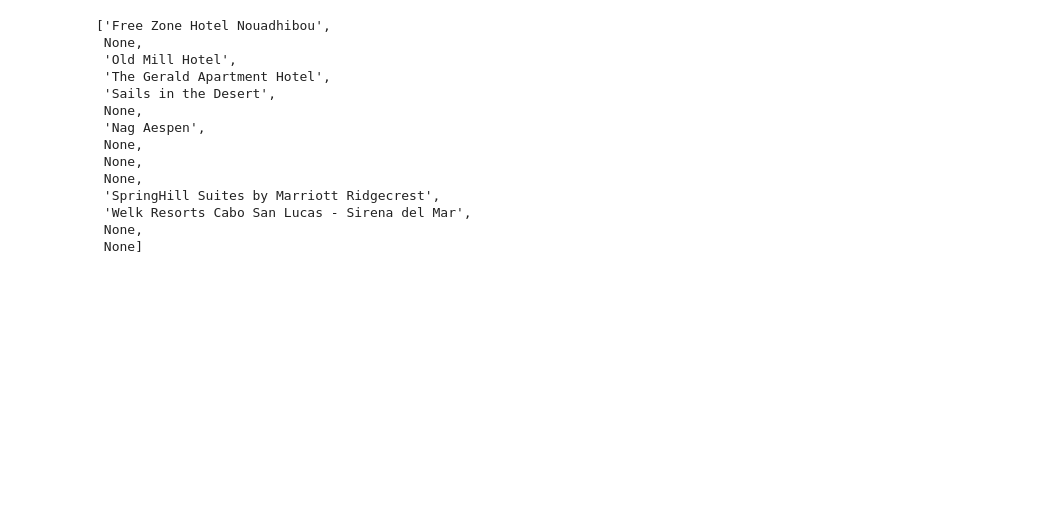
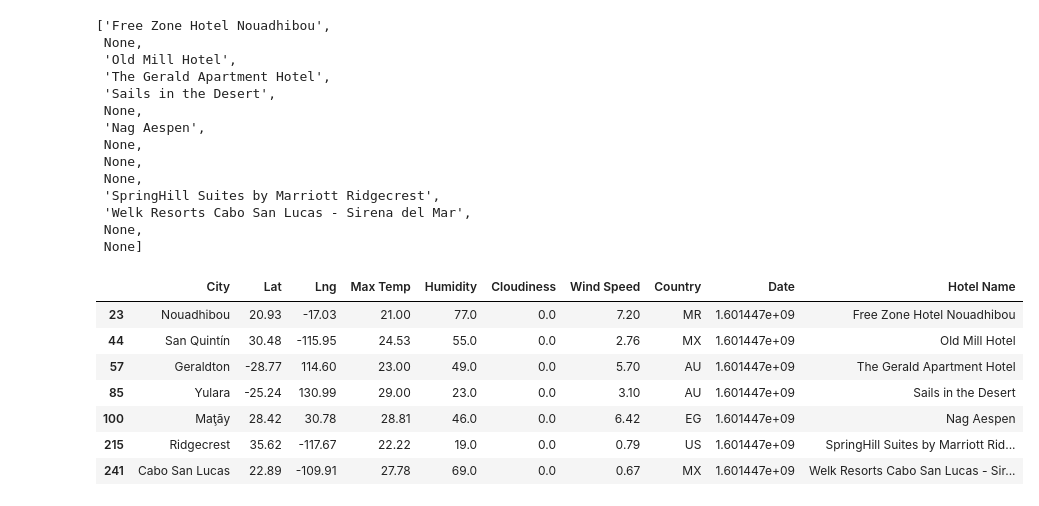
Before and after one commit to rarconaut/python-api-challenge, a Jupyter notebook: WeatherPy/VacationPy.ipynb, the cells around one changed output. Saved outputs shown, nothing was run; the diff lists cells and outputs as text; code cells hidden in the pictures; blank space fills up the shorter version.

```diff
--- a/WeatherPy/VacationPy.ipynb
+++ b/WeatherPy/VacationPy.ipynb
@@ -184,37 +184,3 @@ pprint.pprint(response)
 response['results'][0]['name']
 # %% [output]
 'Malibu Country Inn'
-# %%
-
-#creates a list to capture hotel_names to insert into dataframe
-hotel_name = []
-
-# params dictionary to update each iteration
-params = {
-    "radius": 5000,
-    "types": "hotel",
-    "keyword": "hotel",
-    "key": g_key
-}
-
-# taken from Airpost_Ratings Example done in class
-for index, row in hotel_df.iterrows():
-    # get lat, lng from df
-    lat = row["Lat"]
-    lng = row["Lng"]
-
-    # change location each iteration while leaving original params in place
-    params["location"] = f"{lat},{lng}"
-
-    base_url = "https://maps.googleapis.com/maps/api/place/nearbysearch/json"
-
-    # make request and print url
-    name_address = requests.get(base_url, params=params).json()
-
-
-    try:
-        hotel_name.append(name_address['results'][0]['name'])
-    except IndexError:
-        hotel_name.append(np.nan)
-
-hotel_name
@@ -301,7 +248,17 @@ hotels
 # %%
 # Store the first Hotel result into the DataFrame.
 hotel_df['Hotel Name'] = hotels
+hotel_df = hotel_df.dropna()
 hotel_df
+# %% [output]
+|  | City | Lat | Lng | Max Temp | Humidity | Cloudiness | Wind Speed | Country | Date | Hotel Name |
+| 23 | Nouadhibou | 20.93 | -17.03 | 21.00 | 77.0 | 0.0 | 7.20 | MR | 1.601447e+09 | Free Zone Hotel Nouadhibou |
+| 44 | San Quintín | 30.48 | -115.95 | 24.53 | 55.0 | 0.0 | 2.76 | MX | 1.601447e+09 | Old Mill Hotel |
+| 57 | Geraldton | -28.77 | 114.60 | 23.00 | 49.0 | 0.0 | 5.70 | AU | 1.601447e+09 | The Gerald Apartment Hotel |
+| 85 | Yulara | -25.24 | 130.99 | 29.00 | 23.0 | 0.0 | 3.10 | AU | 1.601447e+09 | Sails in the Desert |
+| 100 | Maţāy | 28.42 | 30.78 | 28.81 | 46.0 | 0.0 | 6.42 | EG | 1.601447e+09 | Nag Aespen |
+| 215 | Ridgecrest | 35.62 | -117.67 | 22.22 | 19.0 | 0.0 | 0.79 | US | 1.601447e+09 | SpringHill Suites by Marriott Rid... |
+| 241 | Cabo San Lucas | 22.89 | -109.91 | 27.78 | 69.0 | 0.0 | 0.67 | MX | 1.601447e+09 | Welk Resorts Cabo San Lucas - Sir... |
 # %%
 # NOTE: Do not change any of the code in this cell
 
```
Also changed, not shown: parts of 4 cells of this notebook.
